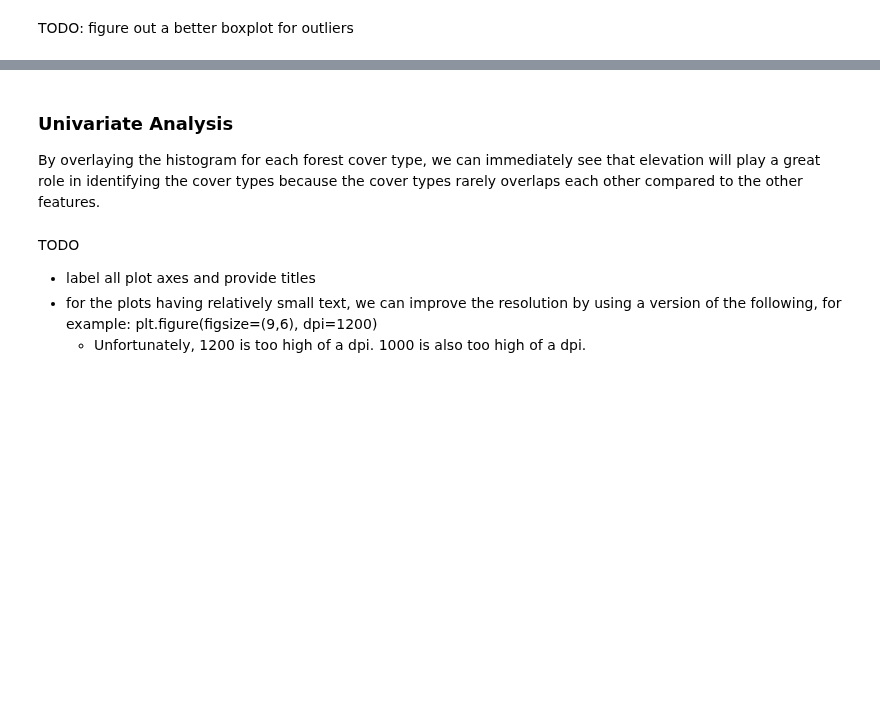
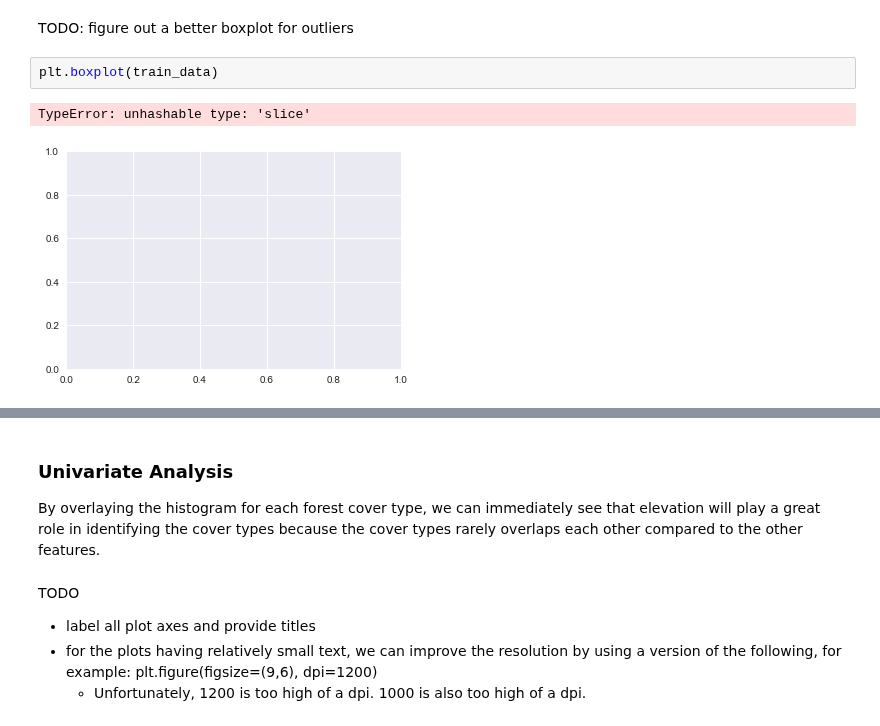
Before and after one commit to tiffapedia/w207-final, a Jupyter notebook: DivyaGorantla_RamIyer_TiffanyJaya_SteveSanders.ipynb, the cells around one changed output, grey strips where cells are left out. Cells and saved outputs as stored; diff of their text form; blank space fills up the shorter version.

```diff
--- a/DivyaGorantla_RamIyer_TiffanyJaya_SteveSanders.ipynb
+++ b/DivyaGorantla_RamIyer_TiffanyJaya_SteveSanders.ipynb
@@ -379,4 +413,9 @@ percentage of test dataset: 97.40%
 # %% [markdown]
 TODO: figure out a better boxplot for outliers
+# %%
+plt.boxplot(train_data)
+# %% [output]
+TypeError: unhashable type: 'slice'
+[figure, added]
 # %%
 print('any missing values? {}'.format(train.isnull().sum().sum() > 0))
```
Also changed, not shown: parts of 37 cells of this notebook.
